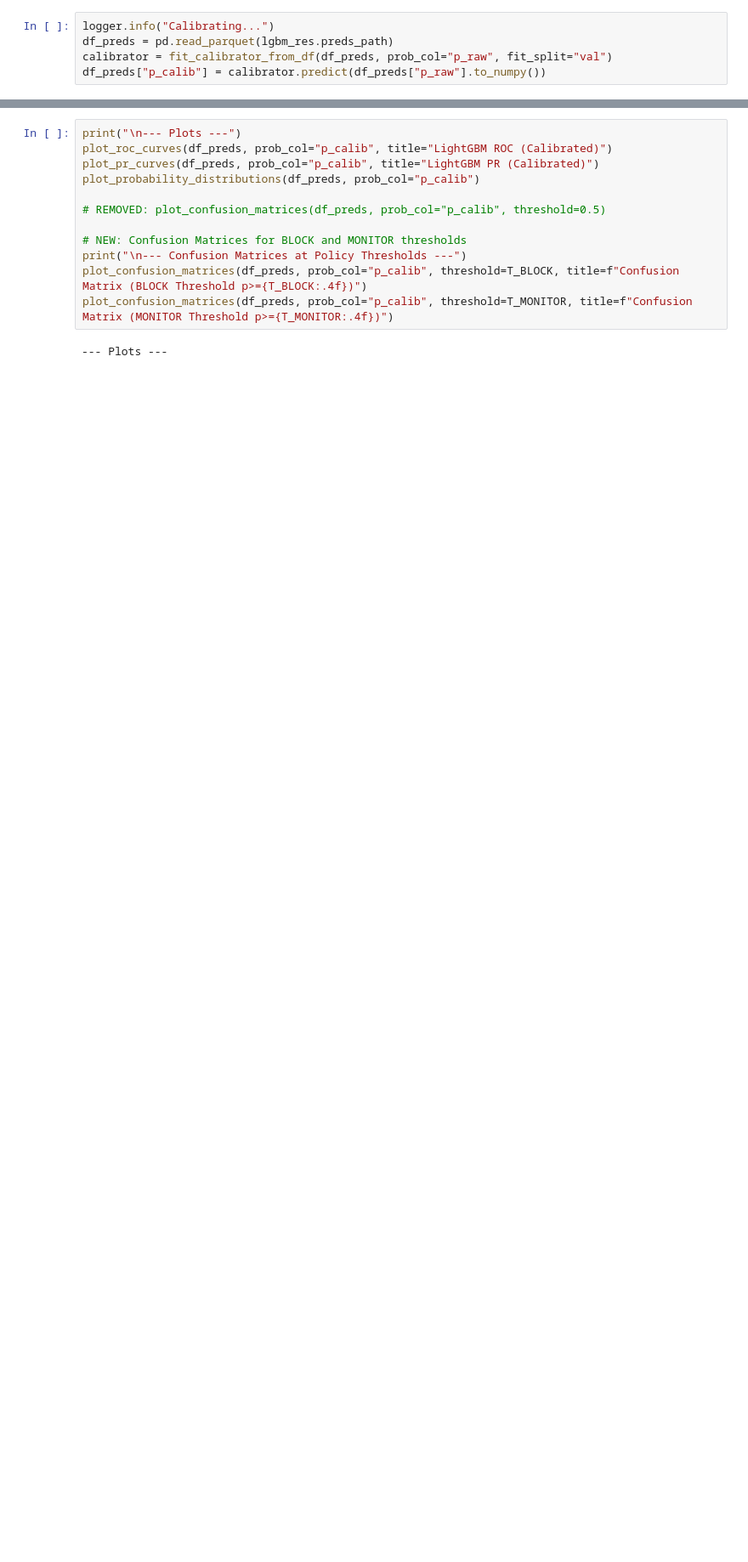
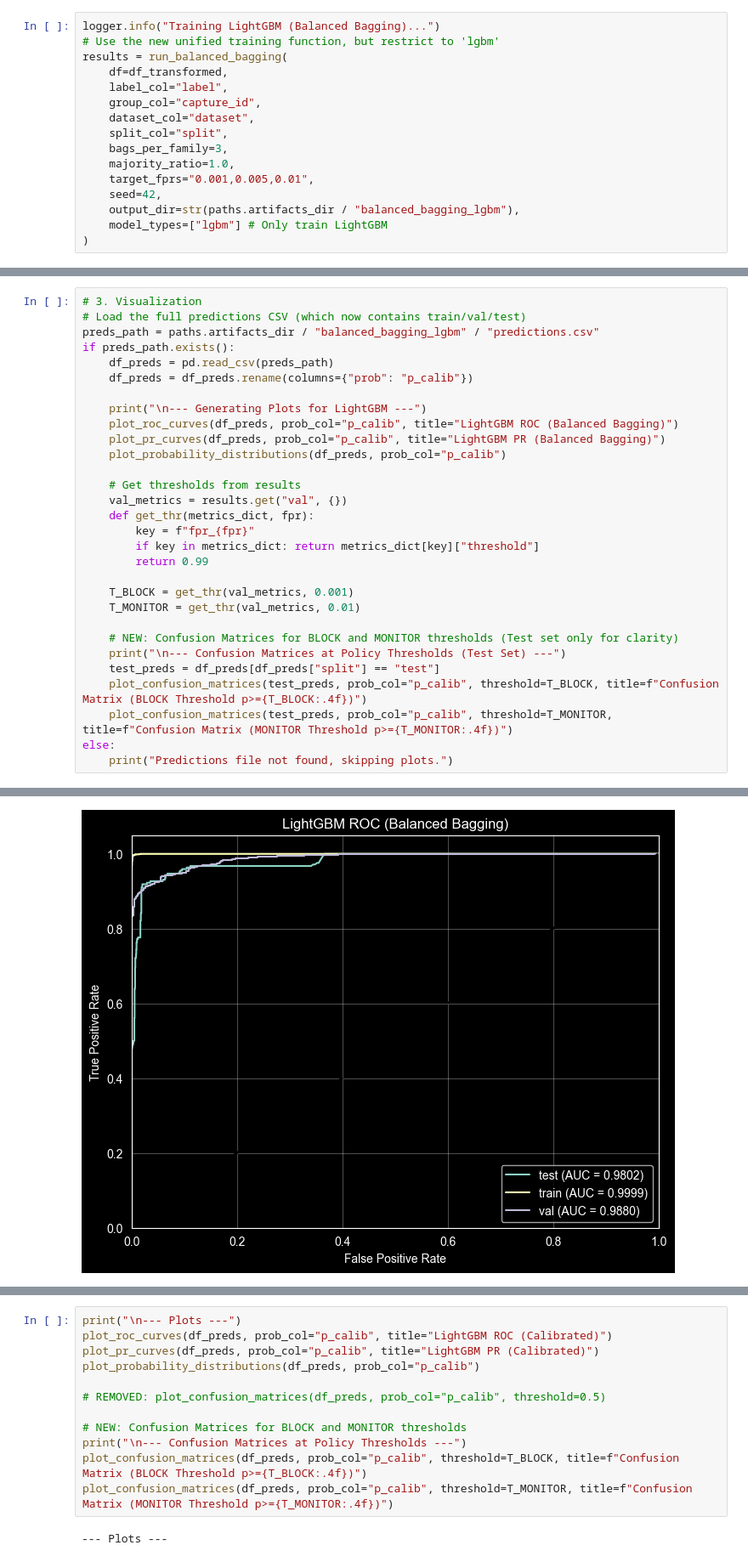
Before and after one commit to MalinaDumitrescu/ai-vpn-firewall, a Jupyter notebook: notebooks/12_train_evaluate_lightgbm.ipynb, the cells around one changed output, grey strips where cells are left out. Shown at 85% size. Cells and saved outputs as stored; diff of their text form; blank space fills up the shorter version.

```diff
--- a/notebooks/12_train_evaluate_lightgbm.ipynb
+++ b/notebooks/12_train_evaluate_lightgbm.ipynb
@@ -142,6 +142,17 @@ Training until validation scores don't improve for 200 rounds
 # %%
-logger.info("Calibrating...")
-df_preds = pd.read_parquet(lgbm_res.preds_path)
-calibrator = fit_calibrator_from_df(df_preds, prob_col="p_raw", fit_split="val")
-df_preds["p_calib"] = calibrator.predict(df_preds["p_raw"].to_numpy())
+logger.info("Training LightGBM (Balanced Bagging)...")
+# Use the new unified training function, but restrict to 'lgbm'
+results = run_balanced_bagging(
+    df=df_transformed,
+    label_col="label",
+    group_col="capture_id",
+    dataset_col="dataset",
+    split_col="split",
+    bags_per_family=3,
+    majority_ratio=1.0,
+    target_fprs="0.001,0.005,0.01",
+    seed=42,
+    output_dir=str(paths.artifacts_dir / "balanced_bagging_lgbm"),
+    model_types=["lgbm"] # Only train LightGBM
+)
 # %% [output]
@@ -258,0 +212,31 @@ Voipbuster Max Prob: 0.9281
+# %%
+# 3. Visualization
+# Load the full predictions CSV (which now contains train/val/test)
+preds_path = paths.artifacts_dir / "balanced_bagging_lgbm" / "predictions.csv"
+if preds_path.exists():
+    df_preds = pd.read_csv(preds_path)
+    df_preds = df_preds.rename(columns={"prob": "p_calib"})
+
+    print("\n--- Generating Plots for LightGBM ---")
+    plot_roc_curves(df_preds, prob_col="p_calib", title="LightGBM ROC (Balanced Bagging)")
+    plot_pr_curves(df_preds, prob_col="p_calib", title="LightGBM PR (Balanced Bagging)")
+    plot_probability_distributions(df_preds, prob_col="p_calib")
+
+    # Get thresholds from results
+    val_metrics = results.get("val", {})
+    def get_thr(metrics_dict, fpr):
+        key = f"fpr_{fpr}"
+        if key in metrics_dict: return metrics_dict[key]["threshold"]
+        return 0.99
+
+    T_BLOCK = get_thr(val_metrics, 0.001)
+    T_MONITOR = get_thr(val_metrics, 0.01)
+
+    # NEW: Confusion Matrices for BLOCK and MONITOR thresholds (Test set only for clarity)
+    print("\n--- Confusion Matrices at Policy Thresholds (Test Set) ---")
+    test_preds = df_preds[df_preds["split"] == "test"]
+    plot_confusion_matrices(test_preds, prob_col="p_calib", threshold=T_BLOCK, title=f"Confusion Matrix (BLOCK Threshold p>={T_BLOCK:.4f})")
+    plot_confusion_matrices(test_preds, prob_col="p_calib", threshold=T_MONITOR, title=f"Confusion Matrix (MONITOR Threshold p>={T_MONITOR:.4f})")
+else:
+    print("Predictions file not found, skipping plots.")
+# %% [output]
@@ -258,0 +244 @@ Voipbuster Max Prob: 0.9281
+[figure, added]
```
Also changed, not shown: parts of 5 cells of this notebook, 12 other files.
